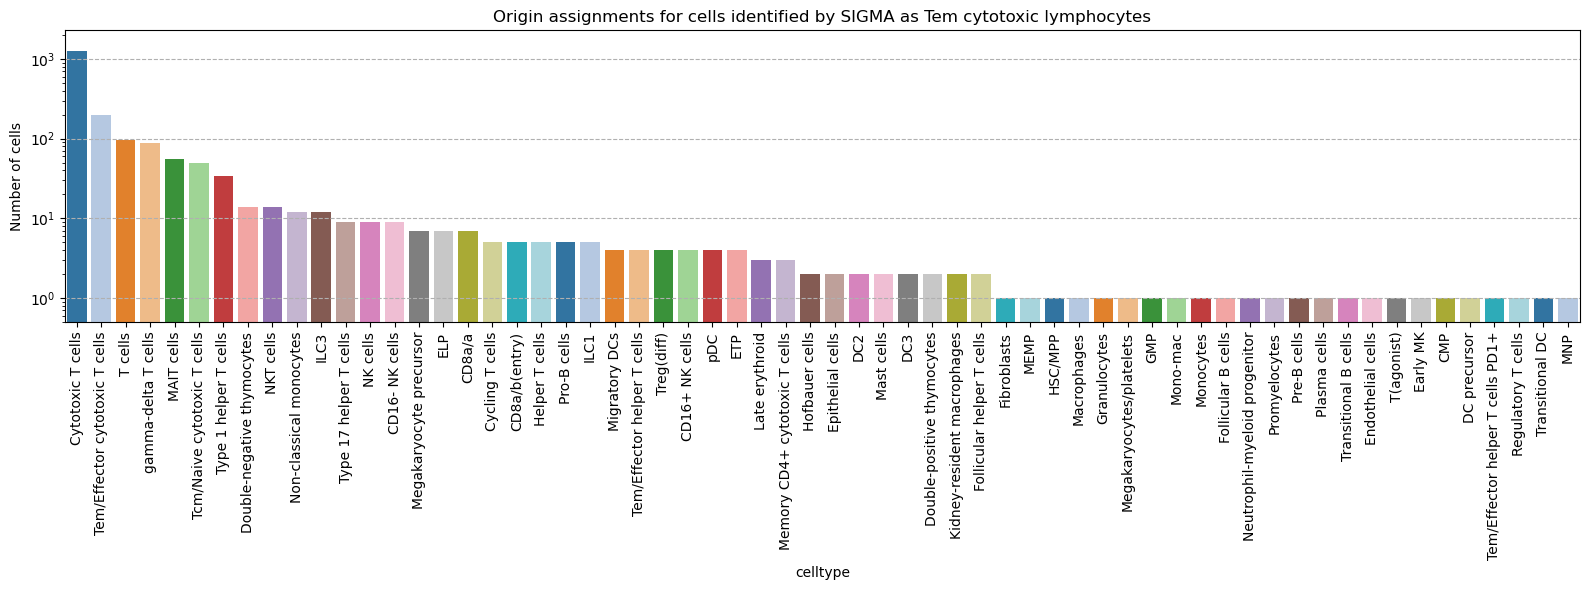
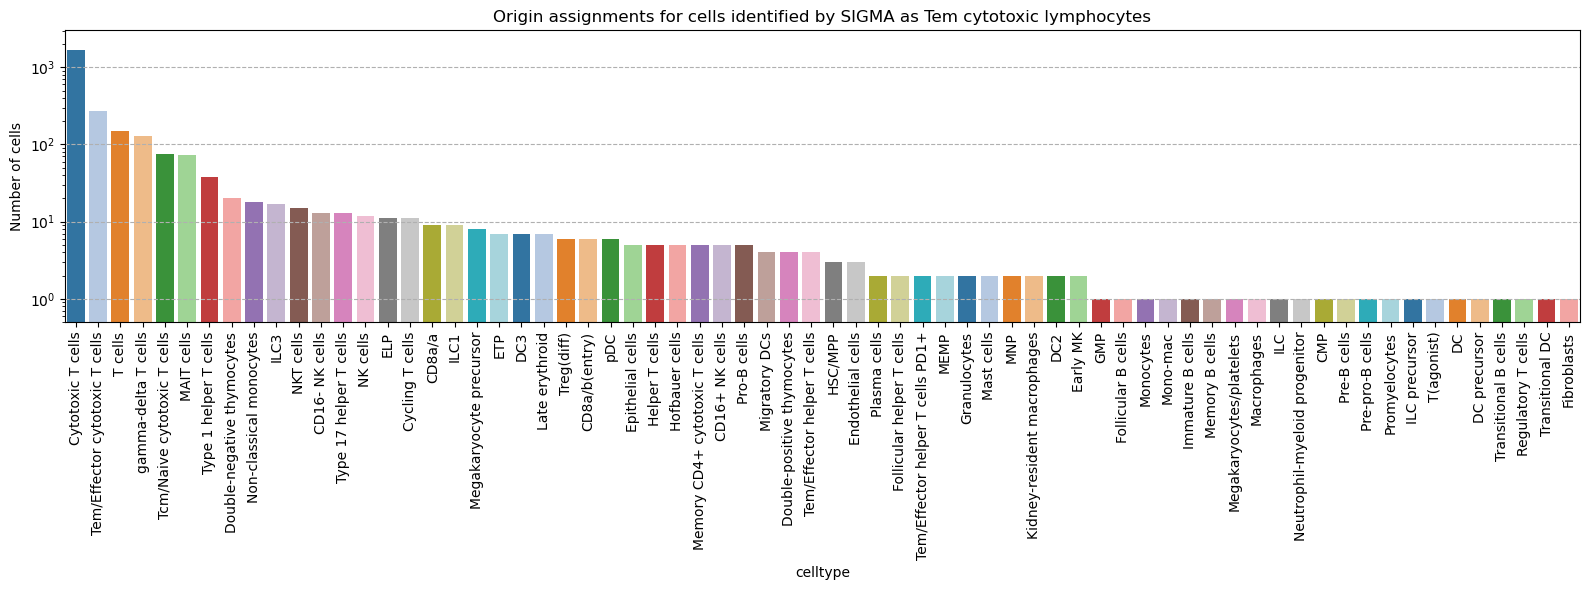
The notebook cell's code change between the first figure and the second:
--- before
+++ after
@@ -51,4 +51,4 @@
 
 plt.tight_layout()
-plt.savefig("figures/dominguez_CelltypeDistribution.svg", dpi=300)
+plt.savefig("figures/dominguez_CelltypeDistribution.svg", dpi=500)
 plt.show()

Commit: update studycase figures